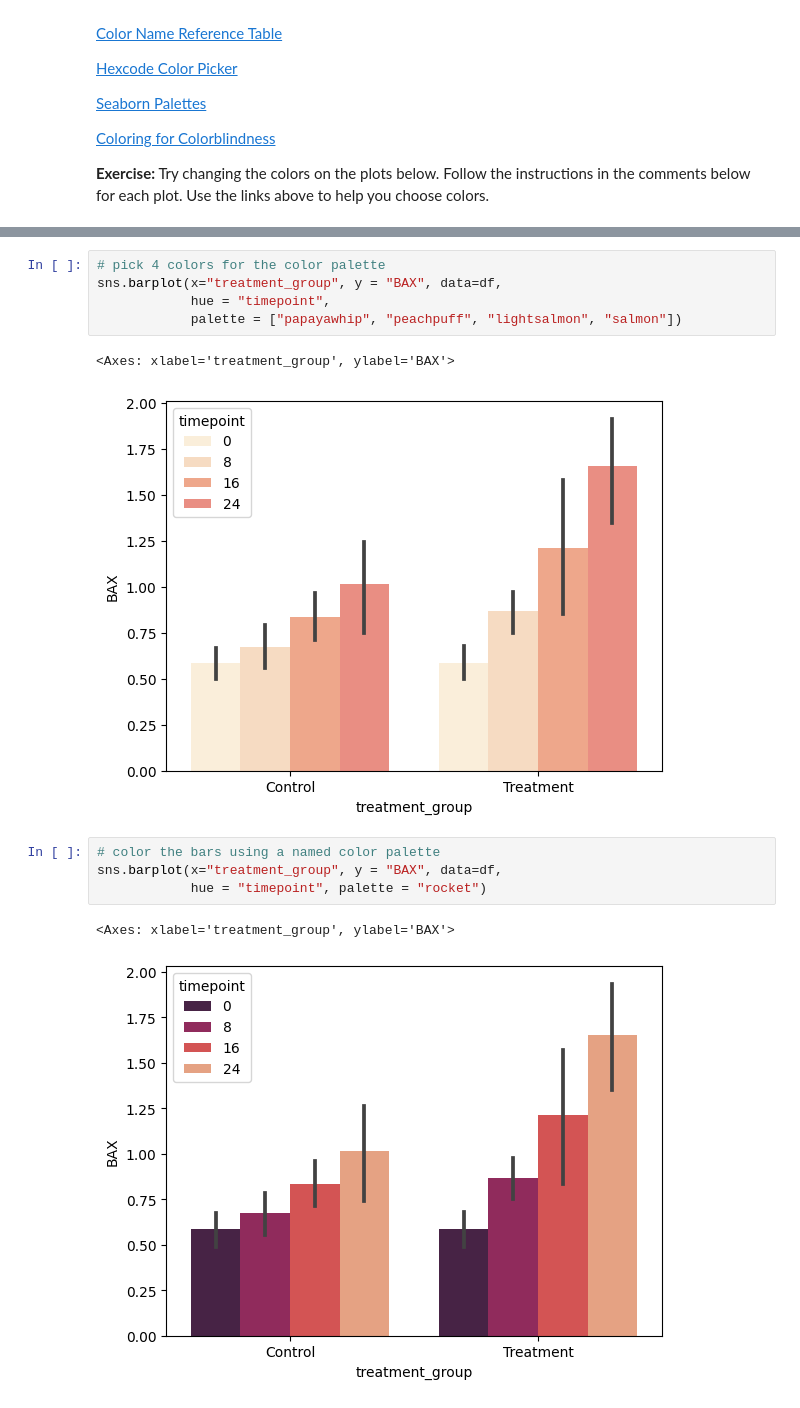
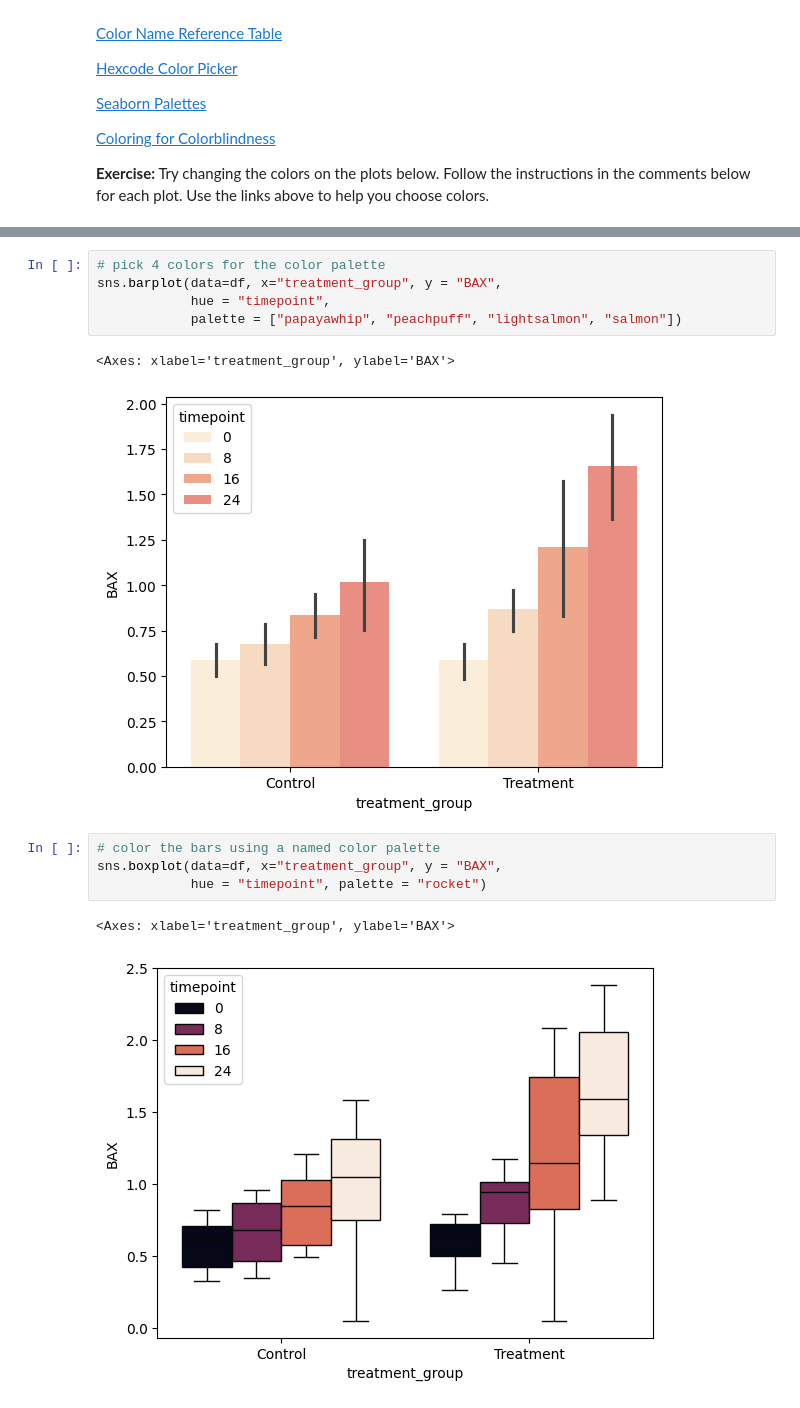
Before and after one commit to grkenney/WinSPIRE-HLC-Python, a Jupyter notebook: Notebooks/Keys/Day_3.1_Histograms_and_Bar_Charts.ipynb, the cells around one changed output, grey strips where cells are left out. Saved outputs shown, nothing was run; the diff lists cells and outputs as text.

```diff
--- a/Notebooks/Keys/Day_3.1_Histograms_and_Bar_Charts.ipynb
+++ b/Notebooks/Keys/Day_3.1_Histograms_and_Bar_Charts.ipynb
@@ -280,16 +322,16 @@ sns.histplot(x = "BAX", data = df, color = "#F0FFF0", edgecolor = "#3CB371")
 [figure]
 # %%
 # pick 4 colors for the color palette
-sns.barplot(x="treatment_group", y = "BAX", data=df,
+sns.barplot(data=df, x="treatment_group", y = "BAX",
             hue = "timepoint",
             palette = ["papayawhip", "peachpuff", "lightsalmon", "salmon"])
 # %% [output]
 <Axes: xlabel='treatment_group', ylabel='BAX'>
-[figure, old version]
+[figure, new version]
 # %%
 # color the bars using a named color palette
-sns.barplot(x="treatment_group", y = "BAX", data=df,
+sns.boxplot(data=df, x="treatment_group", y = "BAX",
             hue = "timepoint", palette = "rocket")
 # %% [output]
 <Axes: xlabel='treatment_group', ylabel='BAX'>
-[figure, old version]
+[figure, new version]
```
Also changed, not shown: parts of 32 cells of this notebook, 1 other file.
